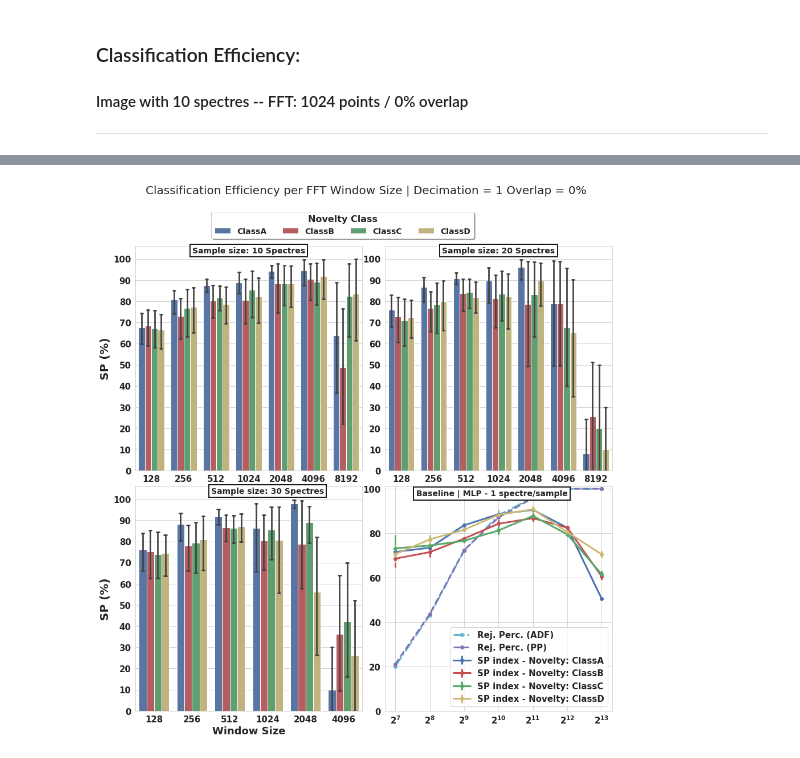
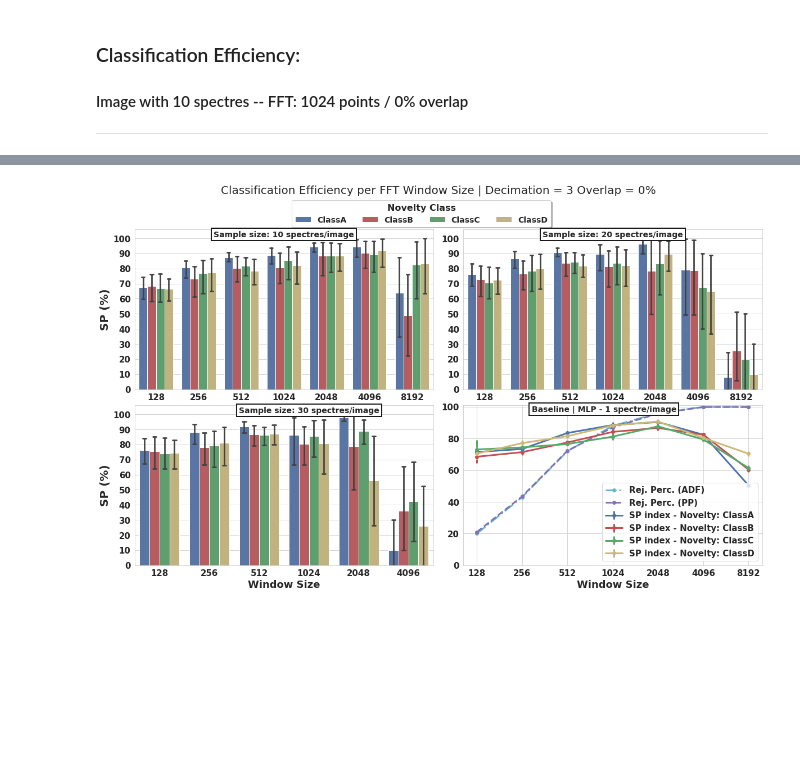
Before and after one commit to natmourajr/SonarAnalysis, a Jupyter notebook: Packages/StationarityAnalysis/Cnn_Analysis/LofarParamsClassificationResults.ipynb, the cells around one changed output, grey strips where cells are left out. Drawn from its saved outputs; the diff is of its cells as text; code cells hidden in the pictures; blank space fills up the shorter version.

```diff
--- a/Packages/StationarityAnalysis/Cnn_Analysis/LofarParamsClassificationResults.ipynb
+++ b/Packages/StationarityAnalysis/Cnn_Analysis/LofarParamsClassificationResults.ipynb
@@ -124,7 +149,7 @@ IndentationError: unexpected indent (<ipython-input-247-d489105b4cc3>, line 35)
 # %%
 %matplotlib inline
 qtd=10; decimation=1; overlap=0
-fig, axes = plt.subplots(figsize=(15,15), nrows=2, ncols=2)
+fig, axes = plt.subplots(figsize=(20,11), nrows=2, ncols=2)
 
 for i_ax, ax in enumerate(axes.flatten()):
     if i_ax == 3:
@@ -181,13 +206,13 @@ for i_ax, ax in enumerate(axes.flatten()):
 
         xticks = [64,128, 256, 512, 1024, 2048, 4096, 8192,8192*2]
 
-        #ax.xticks(xticks,rotation=45)
+        ax.set_xticklabels(xticks[1:-1])
 
 #         ax.set_title('Baseline - MLP', fontsize=18, fontweight='bold')
-        #plt.xlabel('Window Size',fontsize=18, fontweight='bold')
+        ax.set_xlabel('Window Size',fontsize=18, fontweight='bold')
         #plt.ylabel('SP index -- Rej. Perc.',fontsize=18, fontweight='bold')
         bbox_props = dict(boxstyle="square,pad=0.3", fc="white", ec="k", lw=2)
-        t = ax.text(895.0, 96, "Baseline | MLP - 1 spectre/sample", ha="center", va="bottom",
+        t = ax.text(895.0, 96, "Baseline | MLP - 1 spectre/image", ha="center", va="bottom",
                 size=14,
                 bbox=bbox_props)
         continue
@@ -219,13 +244,13 @@ for i_ax, ax in enumerate(axes.flatten()):
 #     ax.set_title('%i Spectres' % (i_qtd), fontsize=20)
 
     bbox_props = dict(boxstyle="square,pad=0.3", fc="white", ec="k", lw=2)
-    t = ax.text(3.0, 102, "Sample size: %i Spectres" % i_qtd, ha="center", va="bottom",
+    t = ax.text(3.0, 100, "Sample size: %i spectres/image" % i_qtd, ha="center", va="bottom",
                 size=14,
                 bbox=bbox_props)
 
     if i_ax == 1:
         legend = ax.legend(handles=leg_handles,
-                           bbox_to_anchor=(-0.8,1.19),
+                           bbox_to_anchor=(-0.6,1.23),
                            ncol=4,
                            labels=['ClassA', 'ClassB', 'ClassC', 'ClassD'],
                            #mode="expand",
@@ -241,7 +266,7 @@ for i_ax, ax in enumerate(axes.flatten()):
         ax.get_legend().set_visible(False)
 
 
-fig.subplots_adjust(wspace=0.1, hspace=0.07)
+fig.subplots_adjust(wspace=0.1, hspace=0.10)
 fig.suptitle('Classification Efficiency per FFT Window Size |'
              ' Decimation = 1 Overlap = 0%', fontsize=20);
 fig.savefig('geral_dec_1.png', dpi = 300, bbox_inches='tight')
@@ -250,7 +275,7 @@ fig.savefig('geral_dec_1.png', dpi = 300, bbox_inches='tight')
 # %%
 %matplotlib inline
 qtd=256; decimation=1; overlap=0
-fig, axes = plt.subplots(figsize=(15,15), nrows=4, ncols=1, sharey=True)
+fig, axes = plt.subplots(figsize=(15,20), nrows=4, ncols=1, sharey=True)
 
 for i_ax, ax in enumerate(axes.flatten()):
     i_qtd = pow(2,i_ax)*qtd
@@ -266,7 +291,7 @@ for i_ax, ax in enumerate(axes.flatten()):
                   capsize=0.07,
                   dodge=-0.2, ax=ax)
     if i_ax == 3:
-        ax.set_xlabel('Window Qtd', fontsize=18, weight='bold')
+        ax.set_xlabel('Spectres/Image', fontsize=18, weight='bold')
     else:
         ax.set_xlabel('', fontsize=1, weight='bold')
     ax.set_ylabel('SP (%)', fontsize=20, weight='bold')
@@ -304,7 +477,7 @@ fig.savefig('geral_dec_1.png', dpi = 300, bbox_inches='tight')
 # %%
 %matplotlib inline
 qtd=10; decimation=3; overlap=0
-fig, axes = plt.subplots(figsize=(15,15), nrows=2, ncols=2)
+fig, axes = plt.subplots(figsize=(20,11), nrows=2, ncols=2)
 
 for i_ax, ax in enumerate(axes.flatten()):
     if i_ax == 3:
@@ -361,13 +534,13 @@ for i_ax, ax in enumerate(axes.flatten()):
 
         xticks = [64,128, 256, 512, 1024, 2048, 4096, 8192,8192*2]
 
-        #ax.xticks(xticks,rotation=45)
+        ax.set_xticklabels(xticks[1:-1])
 
 #         ax.set_title('Baseline - MLP', fontsize=18, fontweight='bold')
-        #plt.xlabel('Window Size',fontsize=18, fontweight='bold')
+        ax.set_xlabel('Window Size',fontsize=18, fontweight='bold')
         #plt.ylabel('SP index -- Rej. Perc.',fontsize=18, fontweight='bold')
         bbox_props = dict(boxstyle="square,pad=0.3", fc="white", ec="k", lw=2)
-        t = ax.text(895.0, 96, "Baseline | MLP - 1 spectre/sample", ha="center", va="bottom",
+        t = ax.text(895.0, 96, "Baseline | MLP - 1 spectre/image", ha="center", va="bottom",
                 size=14,
                 bbox=bbox_props)
         continue
@@ -394,39 +567,39 @@ for i_ax, ax in enumerate(axes.flatten()):
     else:
         ax.set_ylabel('', fontsize=1, weight='bold')
     ax.set_ylim(0,106)
     ax.set_yticks([i for i in range(0,110,10)])
     leg_handles = ax.get_legend_handles_labels()[0]
 #     ax.set_title('%i Spectres' % (i_qtd), fontsize=20)
 
     bbox_props = dict(boxstyle="square,pad=0.3", fc="white", ec="k", lw=2)
-    t = ax.text(3.0, 102, "Sample size: %i Spectres" % i_qtd, ha="center", va="bottom",
+    t = ax.text(3.0, 100, "Sample size: %i spectres/image" % i_qtd, ha="center", va="bottom",
                 size=14,
                 bbox=bbox_props)
-    s
+
     if i_ax == 1:
         legend = ax.legend(handles=leg_handles,
-                           bbox_to_anchor=(-0.8,1.19),
+                           bbox_to_anchor=(-0.6,1.23),
                            ncol=4,
                            labels=['ClassA', 'ClassB', 'ClassC', 'ClassD'],
                            #mode="expand",
                            borderaxespad=1.0,
                            shadow=True,
                            frameon=True,
                            fancybox=True,
                            title='Novelty Class',
                            fontsize=14,
                            loc='upper left')
         legend.get_title().set_fontsize(16)
     else:
         ax.get_legend().set_visible(False)
 
 
-fig.subplots_adjust(wspace=0.1, hspace=0.07)
+fig.subplots_adjust(wspace=0.1, hspace=0.10)
 fig.suptitle('Classification Efficiency per FFT Window Size |'
-             ' Decimation = 1 Overlap = 0%', fontsize=20);
+             ' Decimation = 3 Overlap = 0%', fontsize=20);
 fig.savefig('geral_dec_3.png', dpi = 300, bbox_inches='tight')
 # %% [output]
-[figure, old version]
+[figure, new version]
 # %%
 %matplotlib inline
 qtd=1024; decimation=1; overlap=0
```
Also changed, not shown: parts of 21 cells of this notebook.
